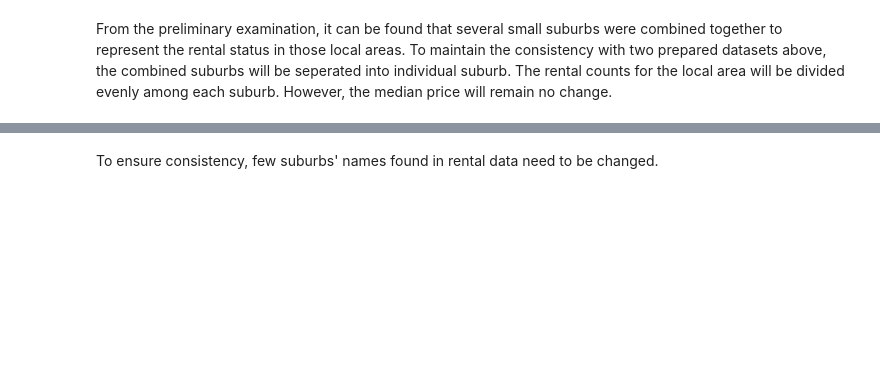
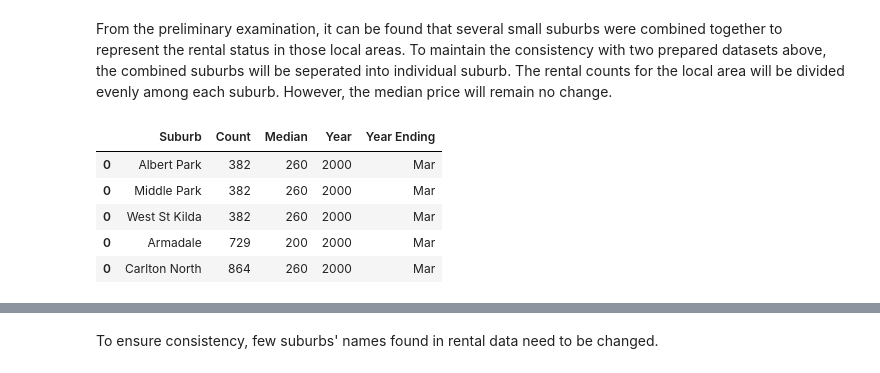
Before and after one commit to xpgon1/Battel_of_the_Neighborhoods, a Jupyter notebook: Data_Preprocessing.ipynb, the cells around one changed output, grey strips where cells are left out. Saved outputs shown, nothing was run; the diff lists cells and outputs as text; code cells hidden in the pictures; blank space fills up the shorter version.

```diff
--- a/Data_Preprocessing.ipynb
+++ b/Data_Preprocessing.ipynb
@@ -611,6 +658,14 @@ def splitsuburbs(df):
     return new_df
 # %%
 victoria_rental_data_processed = splitsuburbs(victoria_rental_data)
+victoria_rental_data_processed.head()
+# %% [output]
+|  | Suburb | Count | Median | Year | Year Ending |
+| 0 | Albert Park | 382 | 260 | 2000 | Mar |
+| 0 | Middle Park | 382 | 260 | 2000 | Mar |
+| 0 | West St Kilda | 382 | 260 | 2000 | Mar |
+| 0 | Armadale | 729 | 200 | 2000 | Mar |
+| 0 | Carlton North | 864 | 260 | 2000 | Mar |
 # %%
 victoria_rental_data_processed.shape
 # %% [output]
```
Also changed, not shown: parts of 8 cells of this notebook.
